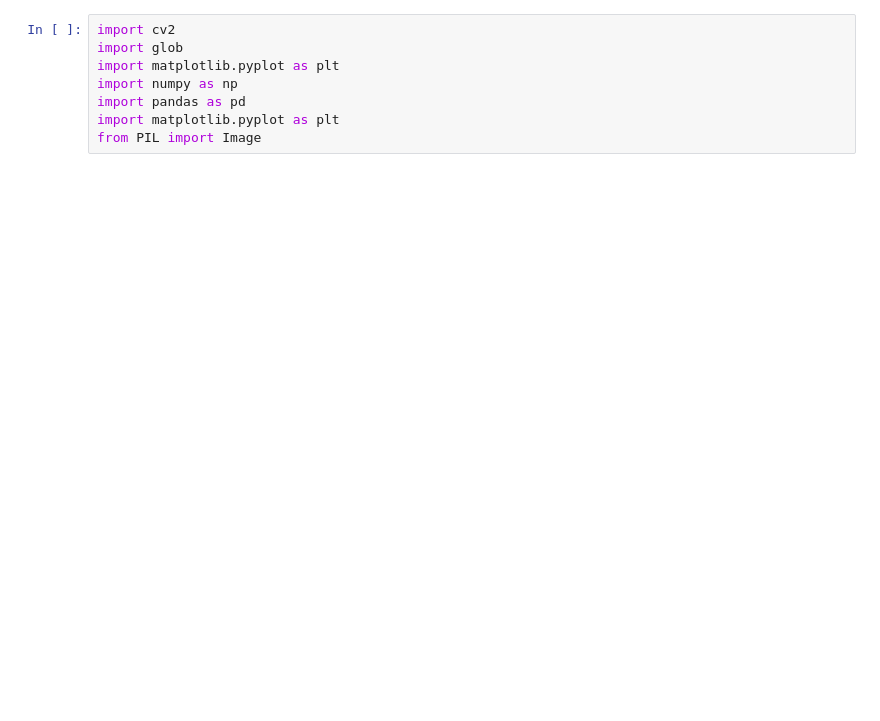
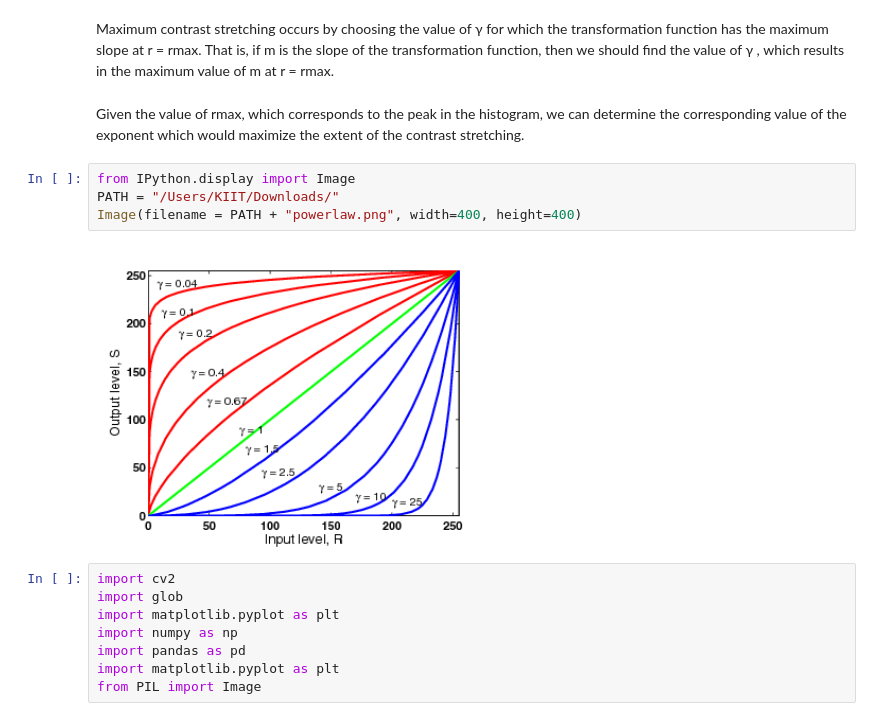
Before and after one commit to Ashish-Arya-CS/Detection-of-Diabetic-Retinopathy, a Jupyter notebook: Power Transformation.ipynb, the cells around one changed output. Saved outputs shown, nothing was run; the diff lists cells and outputs as text; blank space fills up the shorter version.

```diff
--- a/Power Transformation.ipynb
+++ b/Power Transformation.ipynb
@@ -1,3 +15,17 @@
+# %% [markdown]
+Maximum contrast stretching occurs by choosing the
+value of γ for which the transformation function has the maximum slope at r = rmax.
+That is, if m is the slope of the transformation function, then we should find the value of γ ,
+which results in the maximum value of m at r = rmax.
+# %% [markdown]
+Given the value of rmax, which corresponds to the peak in the histogram, we can determine the corresponding value of the exponent which would maximize the extent of the contrast
+stretching.
+# %%
+from IPython.display import Image
+PATH = "/Users/KIIT/Downloads/"
+Image(filename = PATH + "powerlaw.png", width=400, height=400)
+# %% [output]
+[figure, added]
 # %%
 import cv2
 import glob
```
Also changed, not shown: parts of 4 cells of this notebook, 2 other files.
